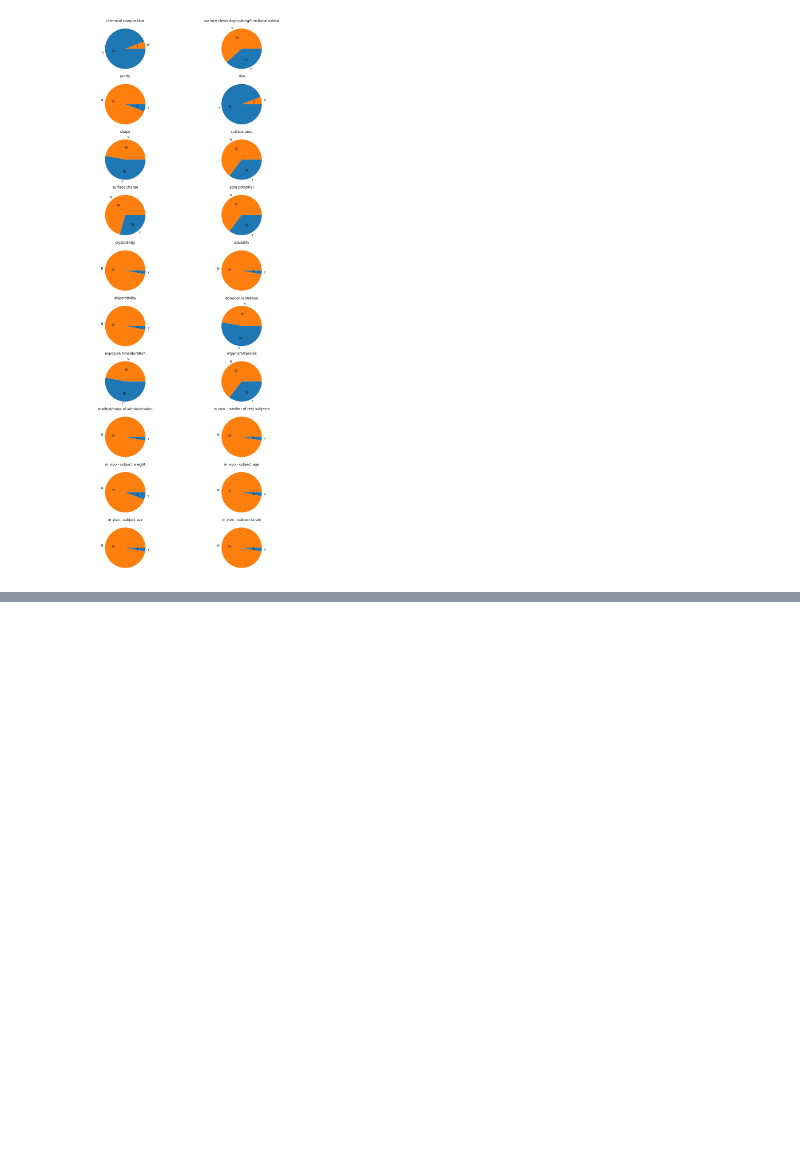
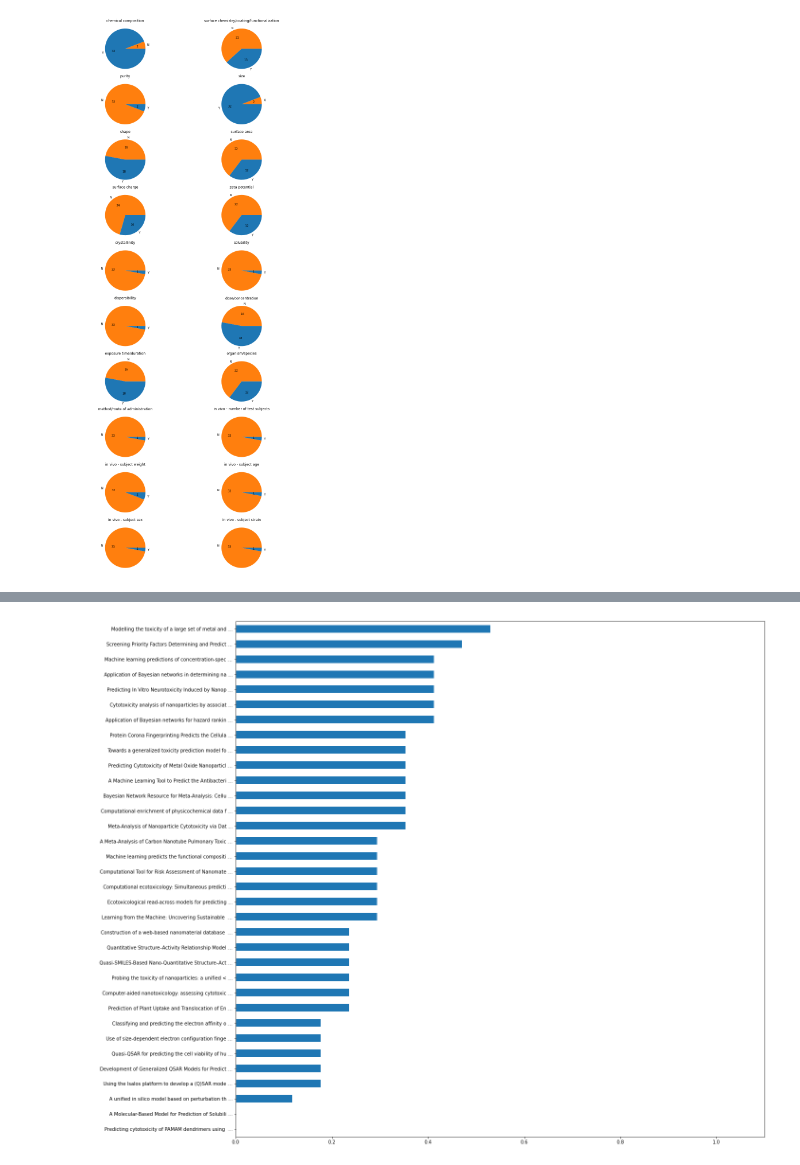
Before and after one commit to ammar257ammar/Nanosafety-data-reusability-34-datasets, a Jupyter notebook: notebook.ipynb, the cells around one changed output, grey strips where cells are left out. Drawn from its saved outputs; the diff is of its cells as text; code cells hidden in the pictures; blank space fills up the shorter version.

```diff
--- a/notebook.ipynb
+++ b/notebook.ipynb
@@ -349,0 +471,25 @@ for i in range(1,30):
+# %%
+data_list = list()
+
+for i, row in dataset_mi_matrix.iterrows():
+
+    data = applicationAssessmentByDatasetHash(row["hash"])
+
+    tmp = list(data.values())
+    tmp.append(row["hash"])
+
+    data_list.append(tmp)
+# %%
+data_df = pd.DataFrame(data_list,
+                  columns = ['Grouping/Read-across', 'Nanoform Identification', 'Toxicity Prediction',
+                            'Regulatory requirements', 'NanoInChI Calculation', 'hash'])
+# %%
+data_df = data_df.merge(dataset_desc, on='hash')
+# %%
+applications = ['Grouping/Read-across', 'Nanoform Identification', 'Toxicity Prediction',
+                            'Regulatory requirements', 'NanoInChI Calculation']
+# %%
+ax = data_df[applications[0]].sort_values().plot(kind='barh', xlim=(0.0, 1.1))
+_ = ax.set_yticklabels(data_df.sort_values(applications[0])['title'].str[0:50]+" ...")
+# %% [output]
+[figure, added]
```
Also changed, not shown: parts of 16 cells of this notebook.
